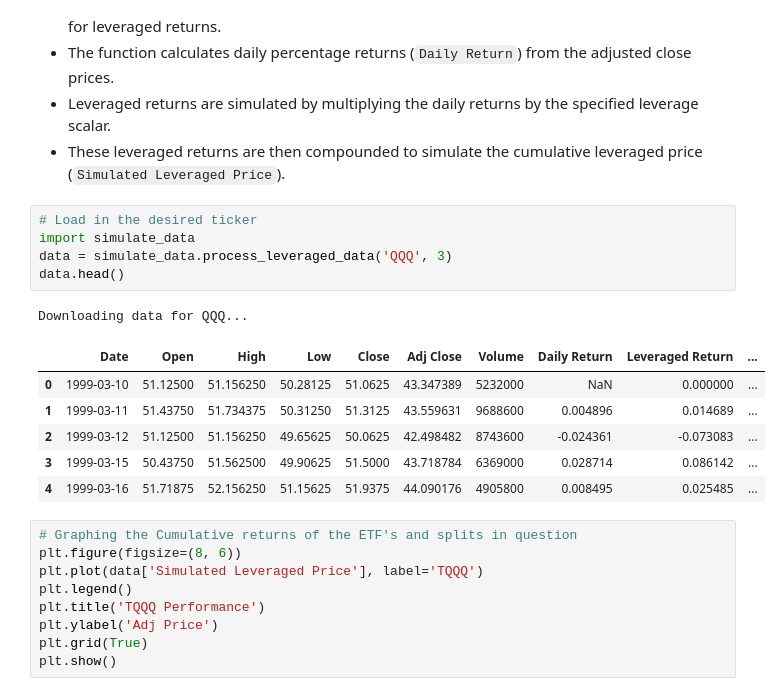
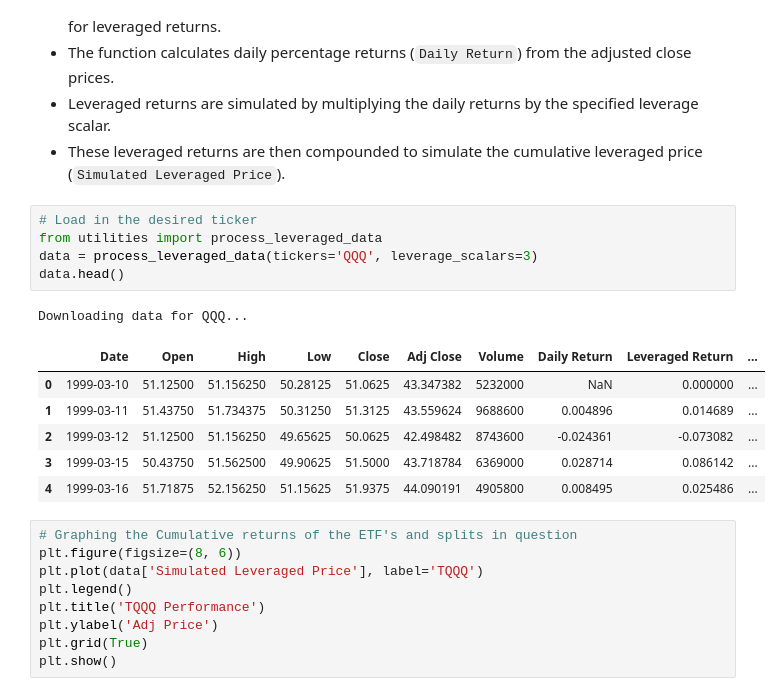
Before and after one commit to SterlingHayden/ATH-Investing-w-Leveraged-ETFs, a Jupyter notebook: Demo-Single-Stock.ipynb, the cells around one changed output. Drawn from its saved outputs; the diff is of its cells as text.

```diff
--- a/Demo-Single-Stock.ipynb
+++ b/Demo-Single-Stock.ipynb
@@ -14,17 +14,17 @@ The code loads and processes simulated leveraged adjusted close prices for a giv
 - These leveraged returns are then compounded to simulate the cumulative leveraged price (`Simulated Leveraged Price`).
 # %%
 # Load in the desired ticker
-import simulate_data
-data = simulate_data.process_leveraged_data('QQQ', 3)
+from utilities import process_leveraged_data
+data = process_leveraged_data(tickers='QQQ', leverage_scalars=3)
 data.head()
 # %% [output]
 Downloading data for QQQ...
 |  | Date | Open | High | Low | Close | Adj Close | Volume | Daily Return | Leveraged Return | ... |
-| 0 | 1999-03-10 | 51.12500 | 51.156250 | 50.28125 | 51.0625 | 43.347389 | 5232000 | NaN | 0.000000 | ... |
-| 1 | 1999-03-11 | 51.43750 | 51.734375 | 50.31250 | 51.3125 | 43.559631 | 9688600 | 0.004896 | 0.014689 | ... |
-| 2 | 1999-03-12 | 51.12500 | 51.156250 | 49.65625 | 50.0625 | 42.498482 | 8743600 | -0.024361 | -0.073083 | ... |
+| 0 | 1999-03-10 | 51.12500 | 51.156250 | 50.28125 | 51.0625 | 43.347382 | 5232000 | NaN | 0.000000 | ... |
+| 1 | 1999-03-11 | 51.43750 | 51.734375 | 50.31250 | 51.3125 | 43.559624 | 9688600 | 0.004896 | 0.014689 | ... |
+| 2 | 1999-03-12 | 51.12500 | 51.156250 | 49.65625 | 50.0625 | 42.498482 | 8743600 | -0.024361 | -0.073082 | ... |
 | 3 | 1999-03-15 | 50.43750 | 51.562500 | 49.90625 | 51.5000 | 43.718784 | 6369000 | 0.028714 | 0.086142 | ... |
-| 4 | 1999-03-16 | 51.71875 | 52.156250 | 51.15625 | 51.9375 | 44.090176 | 4905800 | 0.008495 | 0.025485 | ... |
+| 4 | 1999-03-16 | 51.71875 | 52.156250 | 51.15625 | 51.9375 | 44.090191 | 4905800 | 0.008495 | 0.025486 | ... |
 # %%
 # Graphing the Cumulative returns of the ETF's and splits in question
 plt.figure(figsize=(8, 6))
```
Also changed, not shown: parts of 3 cells of this notebook, 2 other files.
